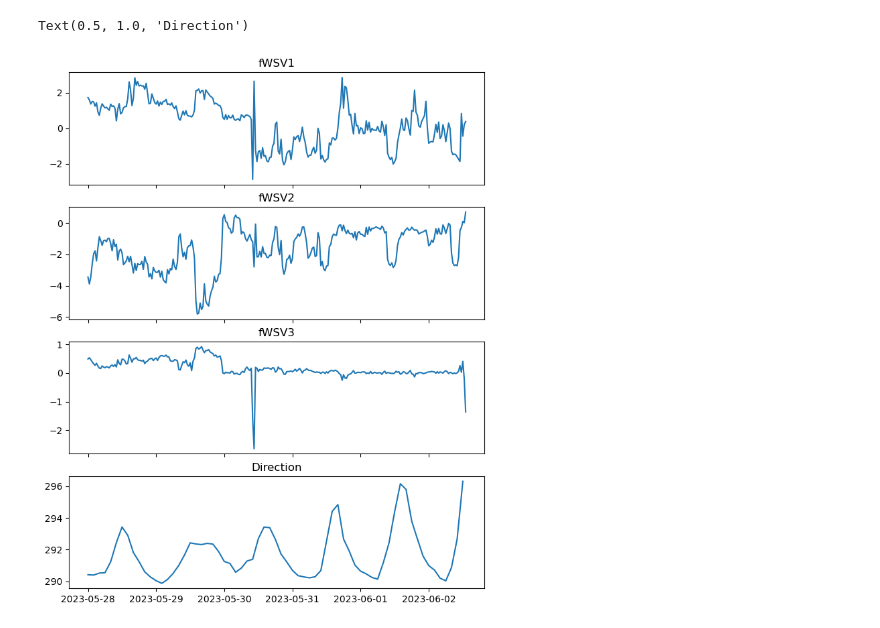
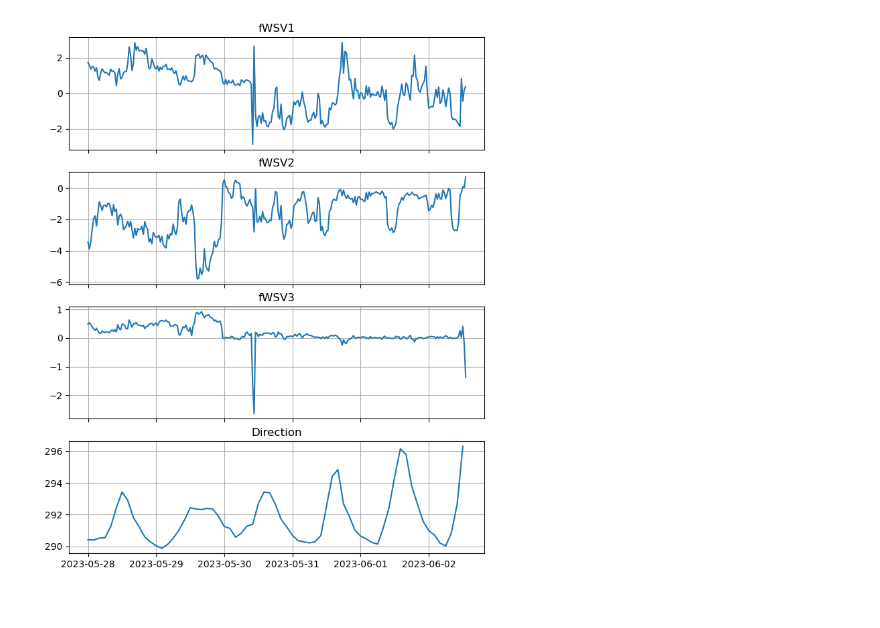
Before and after one commit to sscopazzi/Cal_Poly_Maritime_Academy_Research_Buoy, a Jupyter notebook: python_code/deployment_test.ipynb, the cells around one changed output. Drawn from its saved outputs; the diff is of its cells as text; code cells hidden in the pictures.

```diff
--- a/python_code/deployment_test.ipynb
+++ b/python_code/deployment_test.ipynb
@@ -42,7 +42,11 @@ paratmo = sorted(glob.glob('../python_code/data/PAR_atmo*.dat'),key=alphanum_key
 df_list = [] # init empty dataframe
 
 for x in datlog:
-    loop = pd.read_csv(x,sep=',',names=['time','record','BattV','PTemp'],header=3,parse_dates=[0])
+    loop = pd.read_csv(x,
+                       sep=',',
+                       names=['time','record','BattV','PTemp'],
+                       header=3,
+                       parse_dates=[0])
     df_list.append(loop)
 
 dl = pd.concat(df_list,ignore_index=True)   # dl for datalogger sensor values
@@ -50,13 +54,16 @@ dl = dl.set_index('time')                   # set the time column to be the inde
 dl = dl.loc['2023-05-30':'2023-06-03']      # slicing dates I want
 dl_hr = dl.resample('1H').mean()
 
-fig,ax=plt.subplots(ncols=1,nrows=2,figsize=(8,5))
+fig,ax=plt.subplots(ncols=1,nrows=2,figsize=(8,5),sharex=True)
 
 ax[0].plot(dl_hr.index,dl_hr.BattV)
 ax[0].set_ylabel('Voltage')
+ax[0].grid()
+
 ax[1].plot(dl_hr.index,dl_hr.PTemp)
 ax[1].set_ylabel('degC')
-ax[1].twinx()
+ax[1].grid()
+
 
 # fig,ax=plt.subplots(figsize=(8,5))
 # ax.plot(dl.index,dl.BattV,label='Battery Voltage')
@@ -73,10 +79,14 @@ ax[1].twinx()
 df_list = [] # init empty dataframe
 
 for x in ms3:
-    loop = pd.read_csv(x,sep=',',names=["time","record","BP","RH","AirTemp","DP"],header=3,parse_dates=[0])
+    loop = pd.read_csv(x,
+                       sep=',',
+                       names=["time","record","BP","RH","AirTemp","DP"],
+                       header=3,
+                       parse_dates=[0])
     df_list.append(loop)
 
-dl = pd.concat(df_list,ignore_index=True)   # dl for datalogger sensor values
+dl = pd.concat(df_list,ignore_index=True)
 dl = dl.set_index('time')                   # set the time column to be the index
 dl = dl.loc['2023-05-30':'2023-06-03']      # slicing dates I want
 dl_hr = dl.resample('1H').mean()
@@ -99,7 +109,14 @@ ax[3].plot(dl_hr.index,dl_hr.DP)
 ax[3].set_ylabel('degC')
 ax[3].set_title('Dew Point')
 
+ax[0].grid()
+ax[1].grid()
+ax[2].grid()
+ax[3].grid()
+
 # THIS IS JUST TO SEE THE DIFFERENCE BETWEEN THE HR BIN AVERAGES AND NOT
+# here to see the diff to show people
+
 # fig,ax=plt.subplots(ncols=1,nrows=4,figsize=(8,10),sharex=ax[0])
 
 # ax[0].plot(dl.index,dl.BP)
@@ -123,32 +139,39 @@ Text(0.5, 1.0, 'Dew Point')
 # %%
 df_list = [] # init empty dataframe
 
 for x in ws:
-    loop = pd.read_csv(x,sep=',',names=["time","record","fWSV1","fWSV2","fWSV3","fWSC","iWSDiag","iWSValue"],header=3,parse_dates=[0])
+    loop = pd.read_csv(x,sep=',',
+                       names=["time","record","fWSV1","fWSV2","fWSV3","fWSC","iWSDiag","iWSValue"],
+                       header=3,
+                       parse_dates=[0])
     df_list.append(loop)
 
-dl = pd.concat(df_list,ignore_index=True)   # dl for datalogger sensor values
+dl = pd.concat(df_list,ignore_index=True)
 dl = dl.set_index('time')                   # set the time column to be the index
 dl = dl.loc['2023-05-28':'2023-06-03']      # slicing dates I want
 
 dl_hhr = dl.resample('30MIN').mean()
 dl_2hr = dl.resample('2H').mean()
 
 fig,ax=plt.subplots(ncols=1,nrows=4,figsize=(8,10),sharex=ax[0])
 
 ax[0].plot(dl_hhr.index,dl_hhr.fWSV1)
-#ax[0].set_ylabel('Wind Speed')
+#ax[0].set_ylabel('Wind Speed') dunno
 ax[0].set_title('fWSV1')
 
 ax[1].plot(dl_hhr.index,dl_hhr.fWSV2)
 ax[1].set_title('fWSV2')
 
 ax[2].plot(dl_hhr.index,dl_hhr.fWSV3)
 ax[2].set_title('fWSV3')
 
 ax[3].plot(dl_2hr.index,dl_2hr.fWSC)
 ax[3].set_title('Direction')
+
+ax[0].grid()
+ax[1].grid()
+ax[2].grid()
+ax[3].grid()
 # %% [output]
-Text(0.5, 1.0, 'Direction')
-[figure, old version]
+[figure, new version]
 # %%
```
Also changed, not shown: parts of 6 cells of this notebook.
